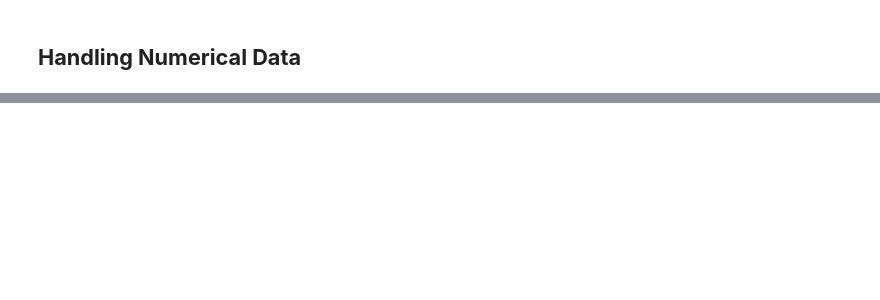
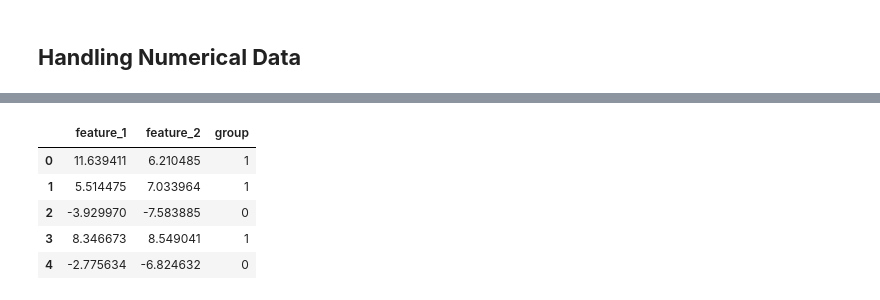
Before and after one commit to Bluelord/ML_Cookbook, a Jupyter notebook: Handling_Numerical_Data.ipynb, the cells around one changed output, grey strips where cells are left out. Saved outputs shown, nothing was run; the diff lists cells and outputs as text; code cells hidden in the pictures; blank space fills up the shorter version.

```diff
--- a/Handling_Numerical_Data.ipynb
+++ b/Handling_Numerical_Data.ipynb
@@ -169,22 +292,27 @@ print("Breaking wiht multiple threshold: \n{}\n"
 # %%
 # Grouping Observations Using Clustering
+
 # we can use clustering as a preprocessing step.
 from sklearn.datasets import make_blobs
 from sklearn.cluster import KMeans
 
-features, _ = make_blobs(n_samples = 50,
-                         n_features = 2,
-                         centers = 3,
-                         random_state = 1)
-
-
+features, _ = make_blobs(n_samples = 50, n_features = 2, centers = 3, random_state = 70)
 dataframe = pd.DataFrame(features, columns=["feature_1", "feature_2"])
 
 # Make k-means clusterer
 clusterer = KMeans(3, random_state=0)
 clusterer.fit(features)
 
 # Predict values
 dataframe["group"] = clusterer.predict(features)
 # View first few observations
 dataframe.head(5)
+
+# Details of this will be in K-Mean clustering algorithms
+# %% [output]
+|  | feature_1 | feature_2 | group |
+| 0 | 11.639411 | 6.210485 | 1 |
+| 1 | 5.514475 | 7.033964 | 1 |
+| 2 | -3.929970 | -7.583885 | 0 |
+| 3 | 8.346673 | 8.549041 | 1 |
+| 4 | -2.775634 | -6.824632 | 0 |
```
Also changed, not shown: parts of 23 cells of this notebook.
